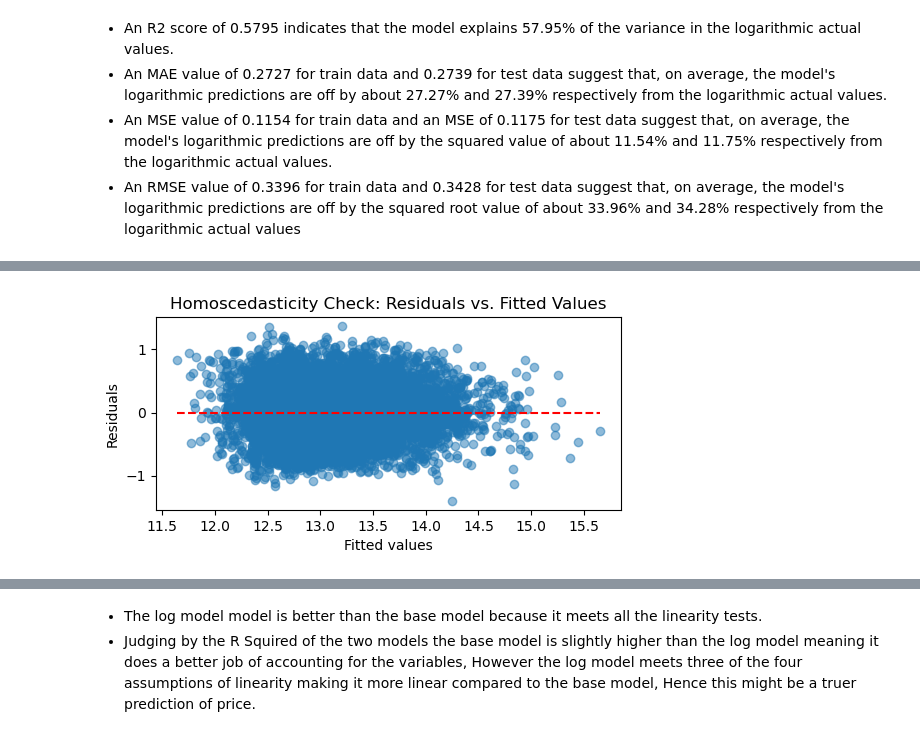
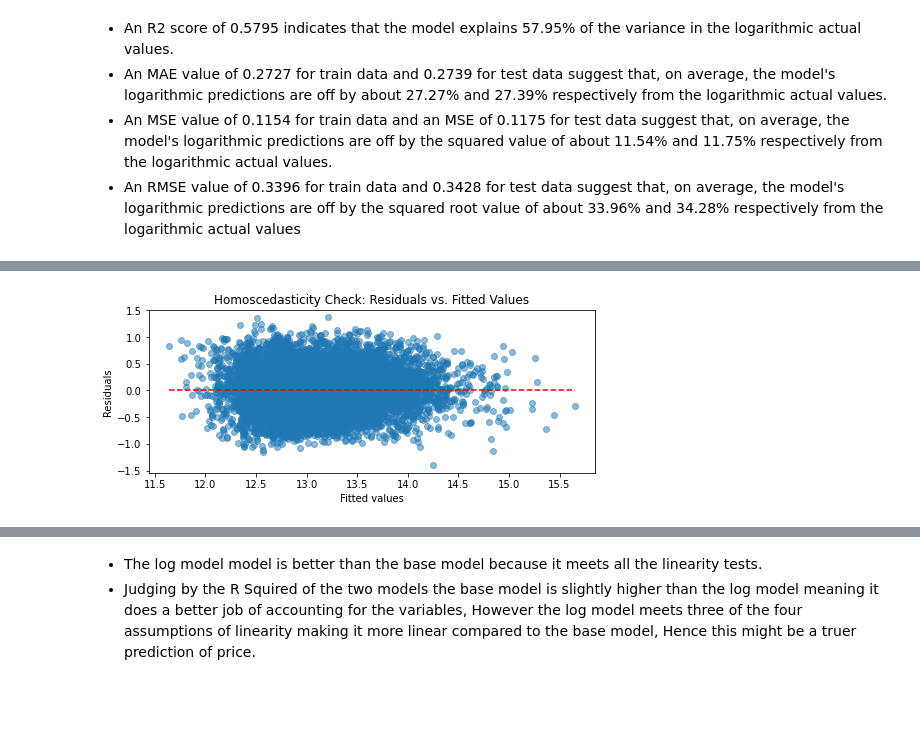
Before and after one commit to BKitainge/Phase_2_Project, a Jupyter notebook: Phase2Projectedit.ipynb, the cells around one changed output, grey strips where cells are left out. Cells and saved outputs as stored; diff of their text form; code cells hidden in the pictures; blank space fills up the shorter version.

Commit message:
editing the normality, homoscedasticity functions

```diff
--- a/Phase2Projectedit.ipynb
+++ b/Phase2Projectedit.ipynb
@@ -572,16 +572,18 @@ normality_check(base_mod.resid)
 3. Homoscedasticity: Check for homoscedasticity (equal variance) of residuals by plotting the residuals against the predicted values. If the residuals appear to fan out or form a funnel shape, this indicates heteroscedasticity (unequal variance) and may require a transformation or a different model.
 # %%
 # plotting residuals vs. fitted values
-def homoscedasticity_check(residuals, fitted_values):
-    fig, ax = plt.subplots(figsize=(6,2.5))
-    _ = ax.scatter(fitted_values, residuals, alpha=.5)
+def homoscedasticity_check(model):
+    model_residuals = model.resid
+    model_fitted_y = model.fittedvalues
+    fig, ax = plt.subplots(figsize=(8,3))
+    _ = ax.scatter( model_fitted_y,model_residuals, alpha=.5)
 
     # add horizontal line at y=0
-    ax.hlines(y=0, xmin=fitted_values.min(), xmax=fitted_values.max(), colors='r', linestyles='--')
+    ax.hlines(y=0, xmin=model_fitted_y.min(), xmax=model_fitted_y.max(), colors='r', linestyles='--')
     ax.set_xlabel('Fitted values')
     ax.set_ylabel('Residuals')
     ax.set_title('Homoscedasticity Check: Residuals vs. Fitted Values')
     plt.show()
 
-homoscedasticity_check(model_residuals, model_fitted_y)
+homoscedasticity_check(base_mod)
 # %% [output]
@@ -771,8 +764,8 @@ ShapiroResult(statistic=0.9989089369773865, pvalue=1.229137069902464e-10)
 # %%
 # Homoscedasticity Check
-homoscedasticity_check(log_model.resid, log_model.fittedvalues)
+homoscedasticity_check(log_model)
 # %% [output]
-[figure, old version]
+[figure, new version]
 # %%
 # Independence Check
 independence_check(log_model.resid)
```
Also changed, not shown: parts of 15 cells of this notebook.
